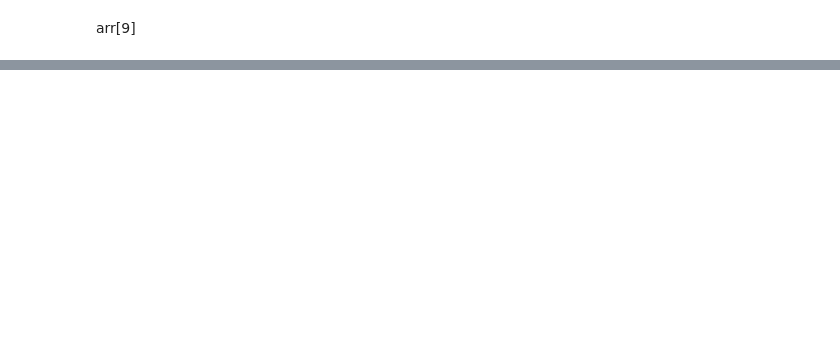
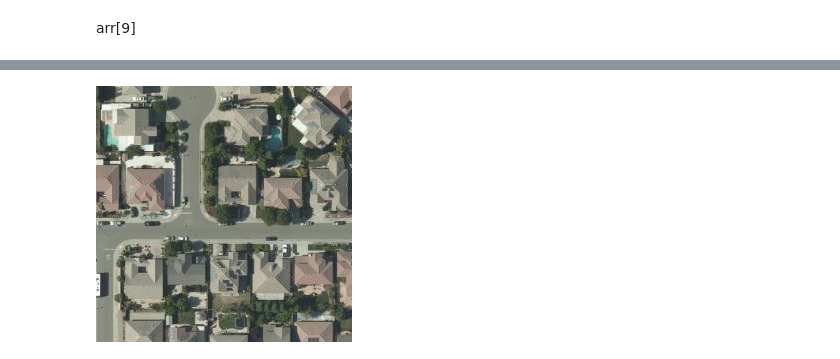
Before and after one commit to DeepPoolAI/DeepPoolAI, a Jupyter notebook: tutorial.ipynb, the cells around one changed output, grey strips where cells are left out. Drawn from its saved outputs; the diff is of its cells as text; code cells hidden in the pictures; blank space fills up the shorter version.

```diff
--- a/tutorial.ipynb
+++ b/tutorial.ipynb
@@ -75,0 +83,4 @@ arr[9]
+# %%
+grid.get_grid_photo(9)
+# %% [output]
+[figure, added]
```
Also changed, not shown: parts of 6 cells of this notebook, 2 other files.
